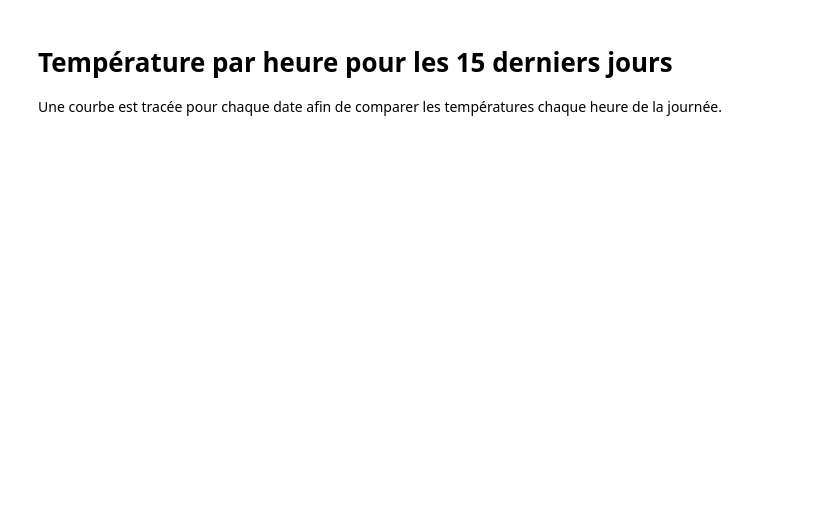
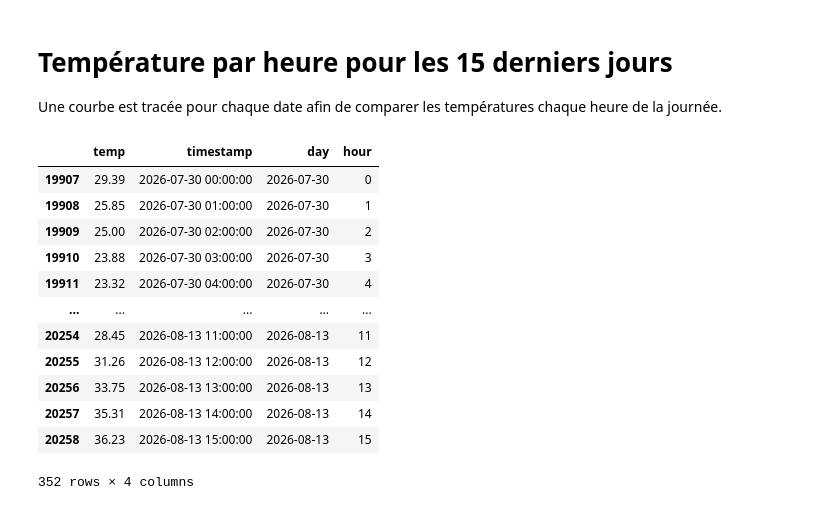
Before and after one commit to jdavid54/jupyter_notebooks2, a Jupyter notebook: plot_temp_hour_15days.ipynb, the cells around one changed output. Drawn from its saved outputs; the diff is of its cells as text; code cells hidden in the pictures; blank space fills up the shorter version.

```diff
--- a/plot_temp_hour_15days.ipynb
+++ b/plot_temp_hour_15days.ipynb
@@ -28,4 +28,20 @@ last_15_days["hour"] = last_15_days["timestamp"].dt.hour
 
 if last_15_days["day"].nunique() != DAYS_TO_PLOT:
     raise ValueError("Fewer than 15 days of temperature data are available.")
+# %%
+last_15_days
+# %% [output]
+|  | temp | timestamp | day | hour |
+| 19907 | 29.39 | 2026-07-30 00:00:00 | 2026-07-30 | 0 |
+| 19908 | 25.85 | 2026-07-30 01:00:00 | 2026-07-30 | 1 |
+| 19909 | 25.00 | 2026-07-30 02:00:00 | 2026-07-30 | 2 |
+| 19910 | 23.88 | 2026-07-30 03:00:00 | 2026-07-30 | 3 |
+| 19911 | 23.32 | 2026-07-30 04:00:00 | 2026-07-30 | 4 |
+| ... | ... | ... | ... | ... |
+| 20254 | 28.45 | 2026-08-13 11:00:00 | 2026-08-13 | 11 |
+| 20255 | 31.26 | 2026-08-13 12:00:00 | 2026-08-13 | 12 |
+| 20256 | 33.75 | 2026-08-13 13:00:00 | 2026-08-13 | 13 |
+| 20257 | 35.31 | 2026-08-13 14:00:00 | 2026-08-13 | 14 |
+| 20258 | 36.23 | 2026-08-13 15:00:00 | 2026-08-13 | 15 |
+352 rows × 4 columns
 # %%
```
Also changed, not shown: parts of 1 cell of this notebook, 15 other files.
